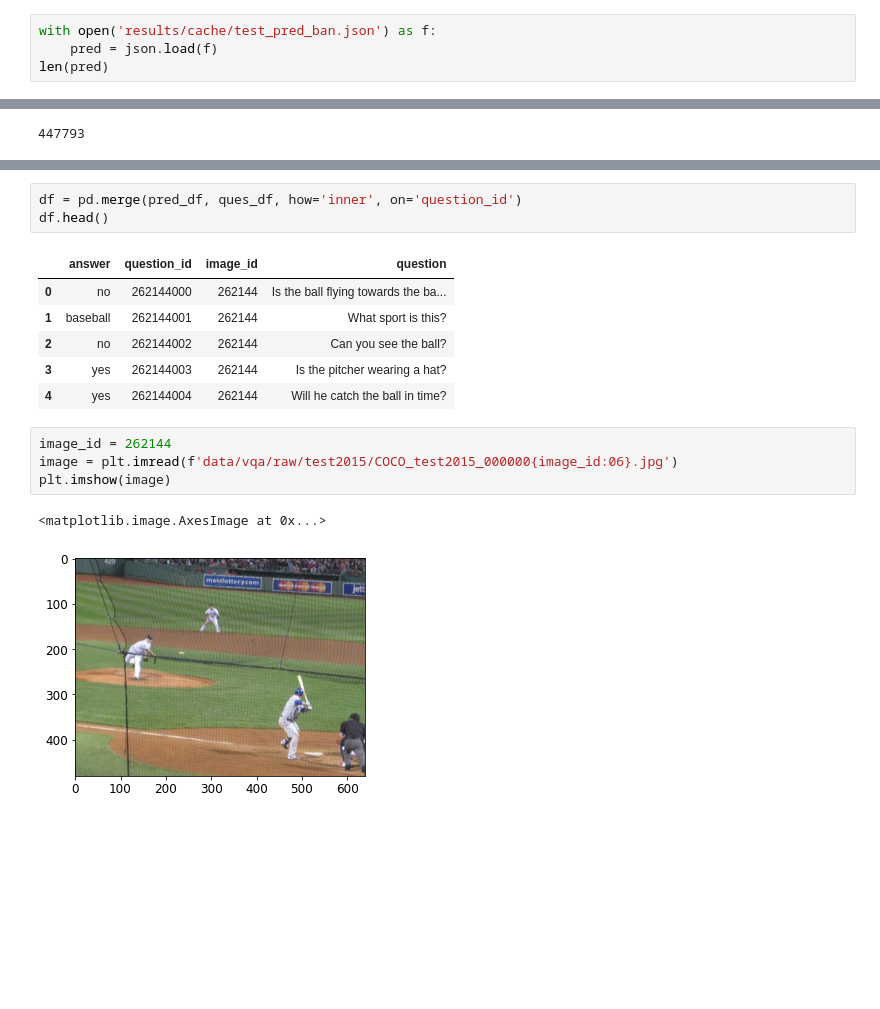
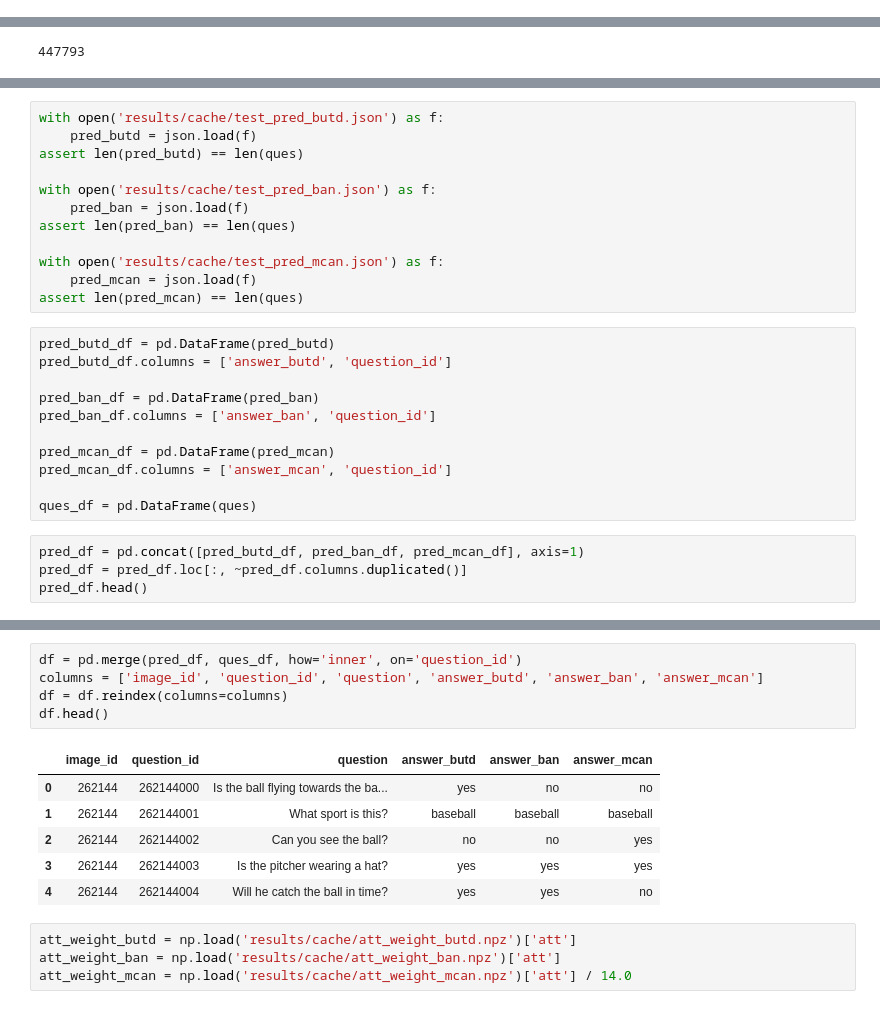
Before and after one commit to zhaoyi3264/openvqa, a Jupyter notebook: visualization.ipynb, the cells around one changed output, grey strips where cells are left out. Drawn from its saved outputs; the diff is of its cells as text; blank space fills up the shorter version.

Commit message:
visualize image and answer, and attention

```diff
--- a/visualization.ipynb
+++ b/visualization.ipynb
@@ -10,4 +12,0 @@ plt.rcParams['font.size'] = 12
-# %%
-with open('results/cache/test_pred_ban.json') as f:
-    pred = json.load(f)
-len(pred)
@@ -24,0 +19,27 @@ ques_df = pd.DataFrame(ques)
+# %%
+with open('results/cache/test_pred_butd.json') as f:
+    pred_butd = json.load(f)
+assert len(pred_butd) == len(ques)
+
+with open('results/cache/test_pred_ban.json') as f:
+    pred_ban = json.load(f)
+assert len(pred_ban) == len(ques)
+
+with open('results/cache/test_pred_mcan.json') as f:
+    pred_mcan = json.load(f)
+assert len(pred_mcan) == len(ques)
+# %%
+pred_butd_df = pd.DataFrame(pred_butd)
+pred_butd_df.columns = ['answer_butd', 'question_id']
+
+pred_ban_df = pd.DataFrame(pred_ban)
+pred_ban_df.columns = ['answer_ban', 'question_id']
+
+pred_mcan_df = pd.DataFrame(pred_mcan)
+pred_mcan_df.columns = ['answer_mcan', 'question_id']
+
+ques_df = pd.DataFrame(ques)
+# %%
+pred_df = pd.concat([pred_butd_df, pred_ban_df, pred_mcan_df], axis=1)
+pred_df = pred_df.loc[:, ~pred_df.columns.duplicated()]
+pred_df.head()
@@ -25,17 +53,16 @@ ques_df = pd.DataFrame(ques)
 # %%
 df = pd.merge(pred_df, ques_df, how='inner', on='question_id')
+columns = ['image_id', 'question_id', 'question', 'answer_butd', 'answer_ban', 'answer_mcan']
+df = df.reindex(columns=columns)
 df.head()
 # %% [output]
-|  | answer | question_id | image_id | question |
-| 0 | no | 262144000 | 262144 | Is the ball flying towards the ba... |
-| 1 | baseball | 262144001 | 262144 | What sport is this? |
-| 2 | no | 262144002 | 262144 | Can you see the ball? |
-| 3 | yes | 262144003 | 262144 | Is the pitcher wearing a hat? |
-| 4 | yes | 262144004 | 262144 | Will he catch the ball in time? |
+|  | image_id | question_id | question | answer_butd | answer_ban | answer_mcan |
+| 0 | 262144 | 262144000 | Is the ball flying towards the ba... | yes | no | no |
+| 1 | 262144 | 262144001 | What sport is this? | baseball | baseball | baseball |
+| 2 | 262144 | 262144002 | Can you see the ball? | no | no | yes |
+| 3 | 262144 | 262144003 | Is the pitcher wearing a hat? | yes | yes | yes |
+| 4 | 262144 | 262144004 | Will he catch the ball in time? | yes | yes | no |
-# %%
-image_id = 262144
-image = plt.imread(f'data/vqa/raw/test2015/COCO_test2015_000000{image_id:06}.jpg')
-plt.imshow(image)
-# %% [output]
-<matplotlib.image.AxesImage at 0x...>
-[figure, removed]
+# %%
+att_weight_butd = np.load('results/cache/att_weight_butd.npz')['att']
+att_weight_ban = np.load('results/cache/att_weight_ban.npz')['att']
+att_weight_mcan = np.load('results/cache/att_weight_mcan.npz')['att'] / 14.0
```
Also changed, not shown: parts of 8 cells of this notebook.
